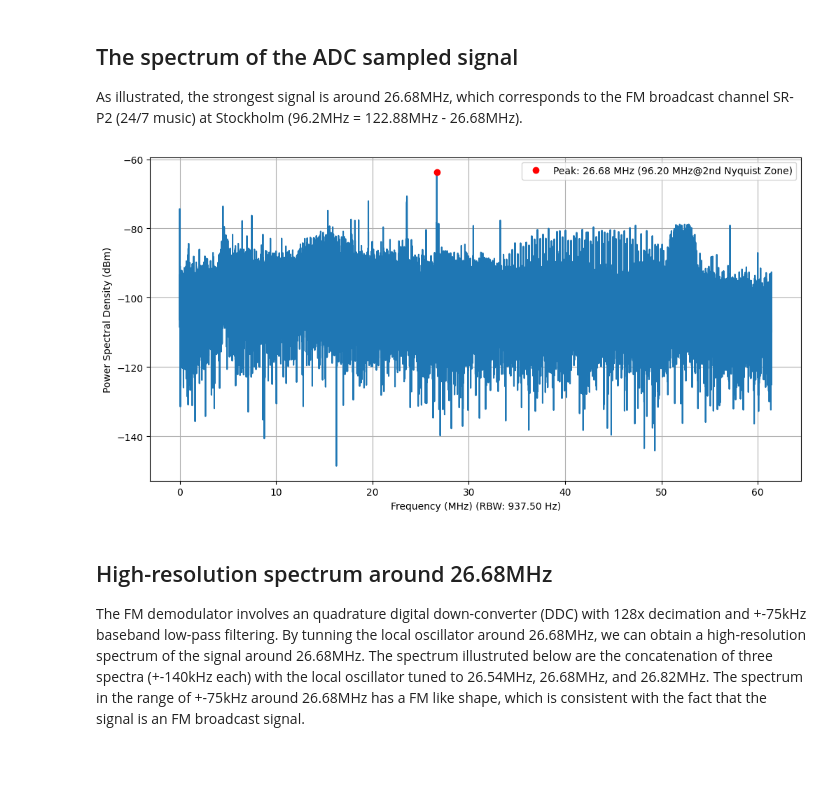
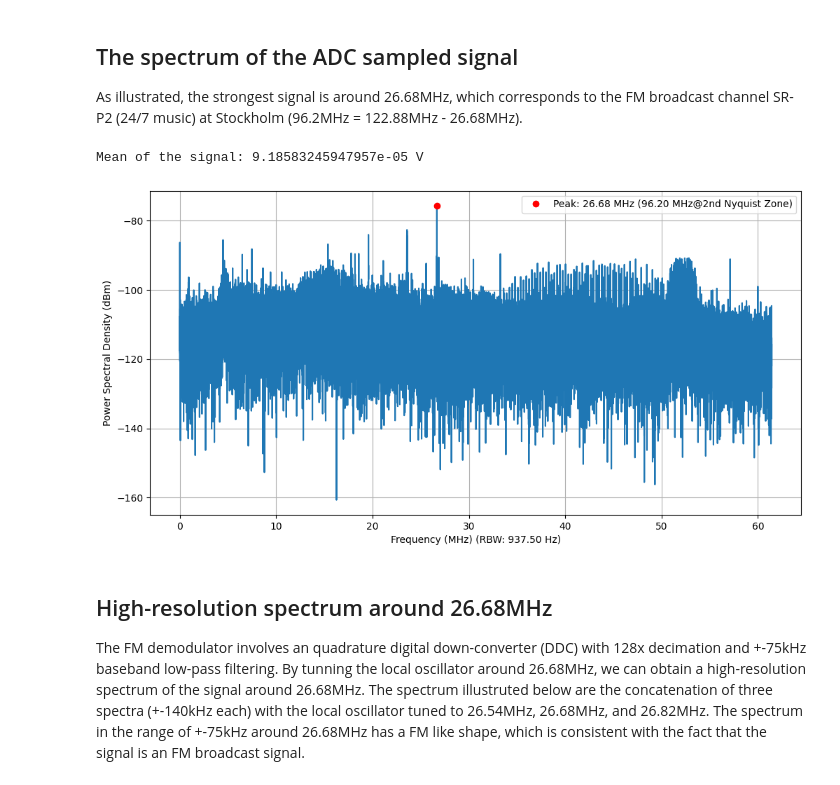
Before and after one commit to ruich95/SynQ, a Jupyter notebook: src/python/fm_radio_demod.ipynb, the cells around one changed output. Drawn from its saved outputs; the diff is of its cells as text; code cells hidden in the pictures.

```diff
--- a/src/python/fm_radio_demod.ipynb
+++ b/src/python/fm_radio_demod.ipynb
@@ -23,38 +23,42 @@ ts = 1/fs
 
 data = np.loadtxt("received.csv", delimiter=",", skiprows=2)
 
-data = data[:, -1] / 2**15
+# input is 16-bit signed integer, full scale 500 mVpp
+data = data[:, -1] / 2**15 * 0.25
+
+print("Mean of the signal: {} V".format(np.mean(data)))
 
 data = data - np.mean(data)
 
 # calculate the spectrum of the signal, and convert to dBm (50ohm)
 n = len(data)
 window = hann(n)
 data = data * window
 fft_data = np.fft.fftshift(np.fft.fft(data)) / n
 freqs = np.fft.fftshift(np.fft.fftfreq(n, ts))
 
 # get the positive frequencies and corresponding spectrum
 freqs = freqs[n//2:]
 fft_data = fft_data[n//2:]
 
 # Convert to dBm (50 ohm load)
 power_spectrum = np.abs(fft_data)**2 / 50  # Power in watts
 dbm_spectrum = 10 * np.log10(power_spectrum * 1e3)  # Convert to dBm
 
 # plot half spectrum
 plt.figure(figsize=(12, 6))
 plt.plot(freqs / 1e6, dbm_spectrum)
 # mark the maximum point
 max_idx = np.argmax(dbm_spectrum)
 plt.plot(freqs[max_idx] / 1e6, dbm_spectrum[max_idx], 'ro', label="Peak: {:.2f} MHz ({:.2f} MHz@2nd Nyquist Zone)".format(freqs[max_idx]/1e6, (122.88e6 - freqs[max_idx])/1e6))
 plt.legend()
 plt.xlabel("Frequency (MHz) (RBW: {:.2f} Hz)".format(fs/n))
 plt.ylabel("Power Spectral Density (dBm)")
 plt.grid(True)
 plt.show()
 # %% [output]
+Mean of the signal: 9.18583245947957e-05 V
-[figure, old version]
+[figure, new version]
 # %% [markdown]
 ## High-resolution spectrum around 26.68MHz
 
```
Also changed, not shown: parts of 4 cells of this notebook, 3 other files.
